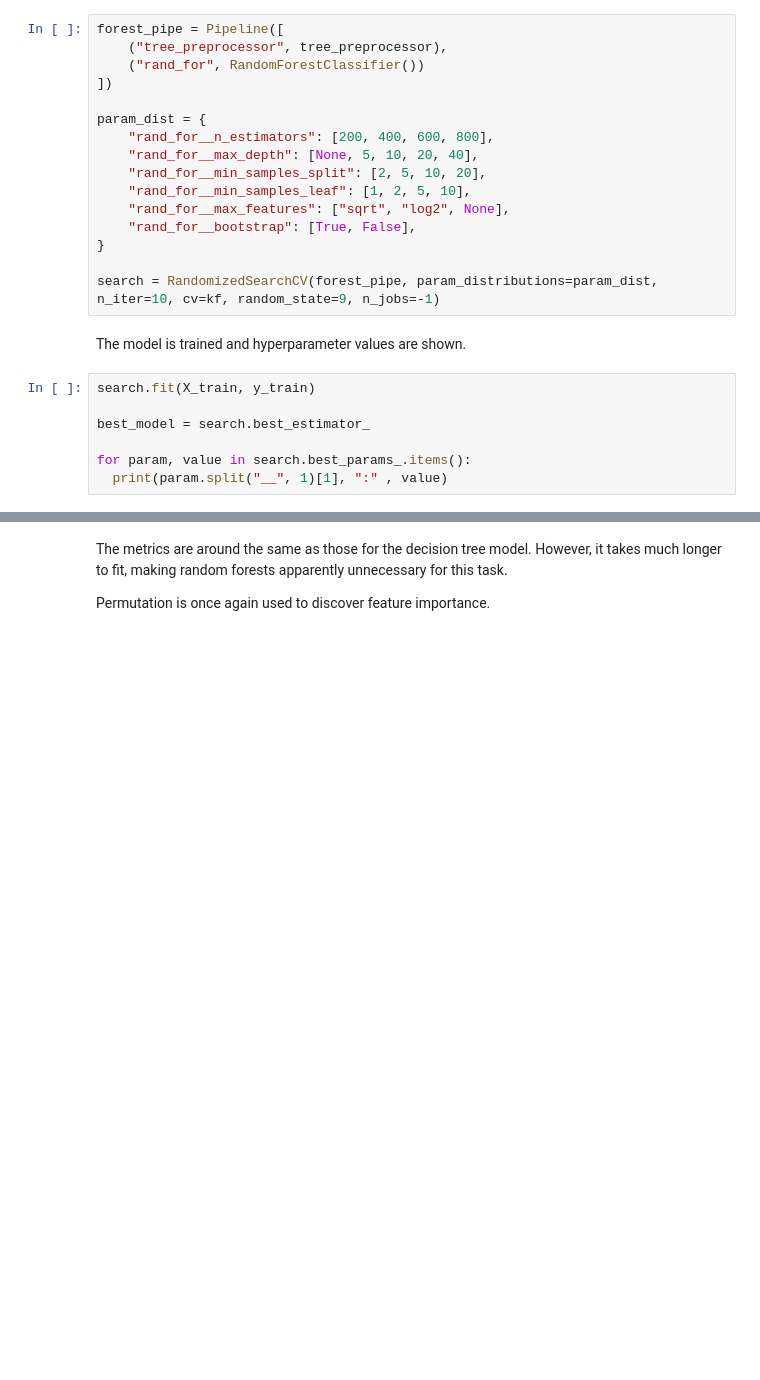
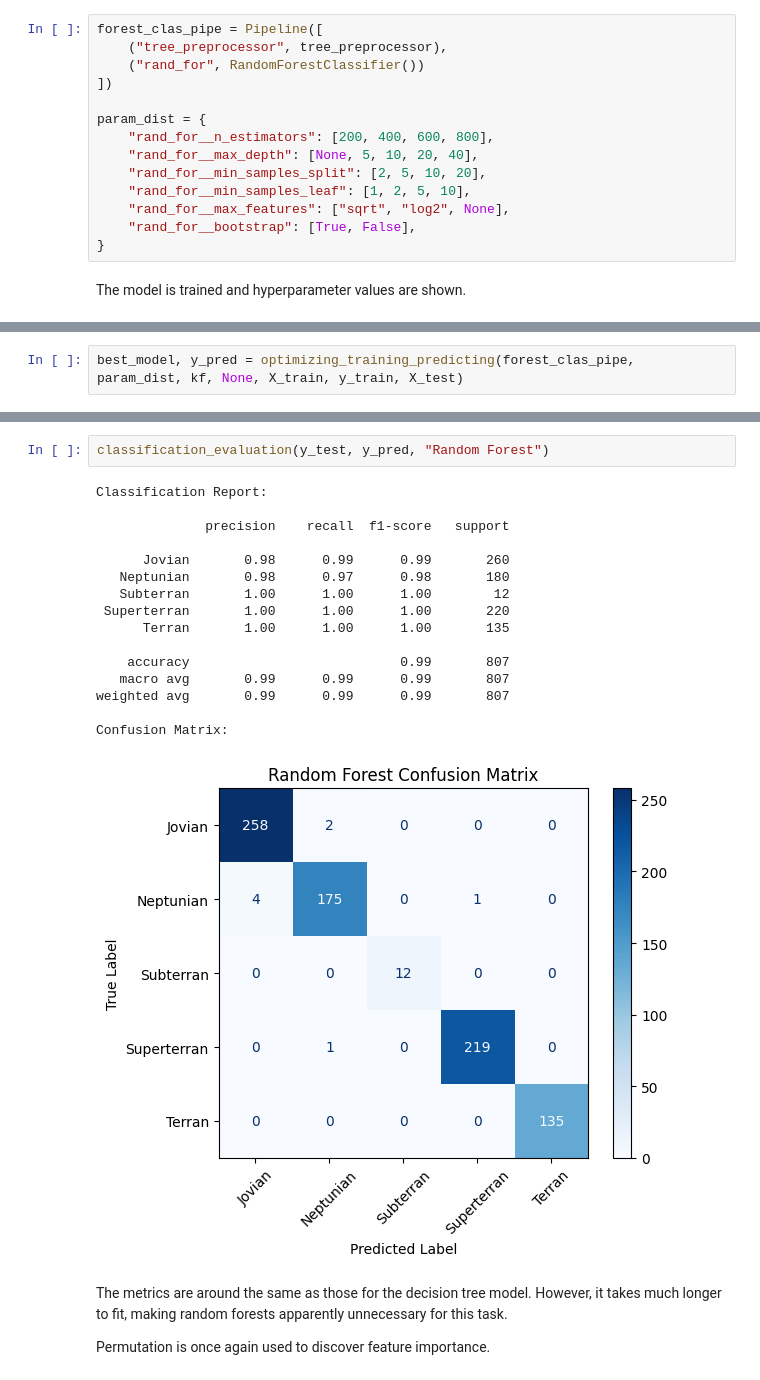
Before and after one commit to Dworlock11/Exoplanet-Prediction-and-Analysis, a Jupyter notebook: Exoplanet_Habitability_Analysis.ipynb, the cells around one changed output, grey strips where cells are left out. Cells and saved outputs as stored; diff of their text form; blank space fills up the shorter version.

```diff
--- a/Exoplanet_Habitability_Analysis.ipynb
+++ b/Exoplanet_Habitability_Analysis.ipynb
@@ -466,7 +397,7 @@ Now, a random forest model will be trained.
 
 The pipeline is created and hyperparameter tuning is implemented, testing ranges of values for the major hyperparameters.
 # %%
-forest_pipe = Pipeline([
+forest_clas_pipe = Pipeline([
     ("tree_preprocessor", tree_preprocessor),
     ("rand_for", RandomForestClassifier())
 ])
@@ -479,14 +410,5 @@ param_dist = {
     "rand_for__max_features": ["sqrt", "log2", None],
     "rand_for__bootstrap": [True, False],
 }
-
-search = RandomizedSearchCV(forest_pipe, param_distributions=param_dist, n_iter=10, cv=kf, random_state=9, n_jobs=-1)
 # %% [markdown]
 The model is trained and hyperparameter values are shown.
-# %%
-search.fit(X_train, y_train)
-
-best_model = search.best_estimator_
-
-for param, value in search.best_params_.items():
-  print(param.split("__", 1)[1], ":" , value)
@@ -507,0 +415,2 @@ plt.show()
+# %%
+best_model, y_pred = optimizing_training_predicting(forest_clas_pipe, param_dist, kf, None, X_train, y_train, X_test)
@@ -508,3 +428,22 @@ plt.show()
+# %%
+classification_evaluation(y_test, y_pred, "Random Forest")
+# %% [output]
+Classification Report:
+
+              precision    recall  f1-score   support
+
+      Jovian       0.98      0.99      0.99       260
+   Neptunian       0.98      0.97      0.98       180
+   Subterran       1.00      1.00      1.00        12
+ Superterran       1.00      1.00      1.00       220
+      Terran       1.00      1.00      1.00       135
+
+    accuracy                           0.99       807
+   macro avg       0.99      0.99      0.99       807
+weighted avg       0.99      0.99      0.99       807
+
+Confusion Matrix:
+[figure, added]
 # %% [markdown]
 The metrics are around the same as those for the decision tree model. However, it takes much longer to fit, making random forests apparently unnecessary for this task.
 
```
Also changed, not shown: parts of 107 cells of this notebook.
